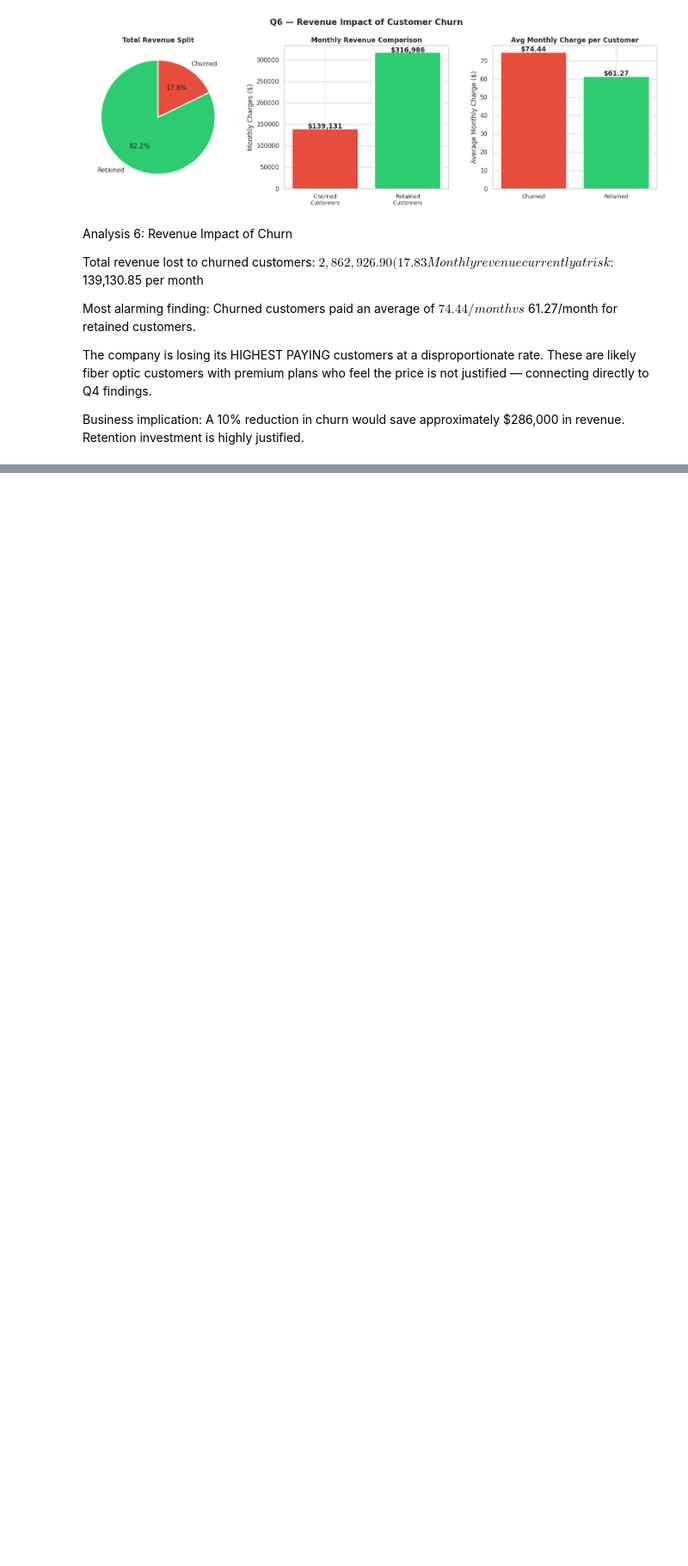
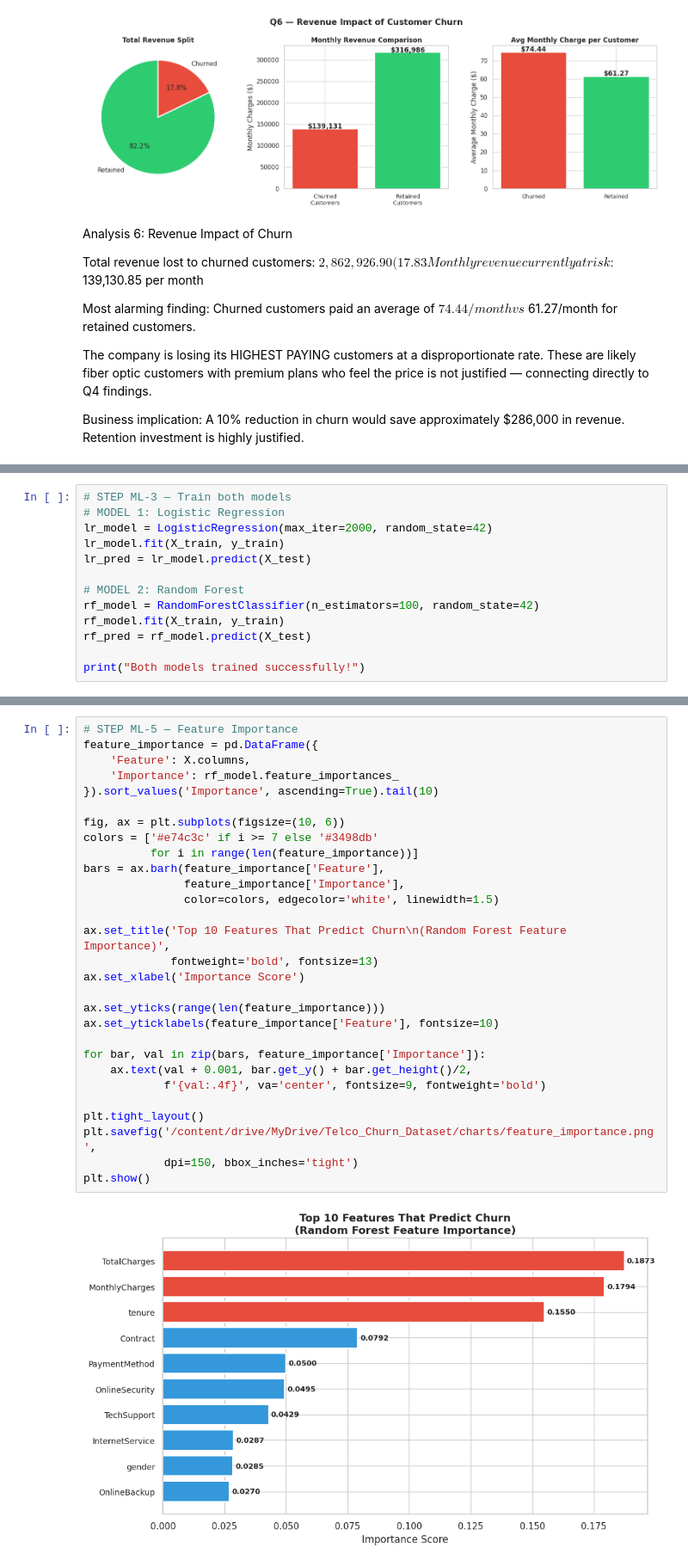
Before and after one commit to Shivani5656/Customer-Churn-Analysis, a Jupyter notebook: Telco_Churn_Analysis.ipynb, the cells around one changed output, grey strips where cells are left out. Shown at 86% size. Cells and saved outputs as stored; diff of their text form; blank space fills up the shorter version.

```diff
--- a/Telco_Churn_Analysis.ipynb
+++ b/Telco_Churn_Analysis.ipynb
@@ -604,0 +679,13 @@ $286,000 in revenue. Retention investment is highly justified.
+# %%
+# STEP ML-3 — Train both models
+# MODEL 1: Logistic Regression
+lr_model = LogisticRegression(max_iter=2000, random_state=42)
+lr_model.fit(X_train, y_train)
+lr_pred = lr_model.predict(X_test)
+
+# MODEL 2: Random Forest
+rf_model = RandomForestClassifier(n_estimators=100, random_state=42)
+rf_model.fit(X_train, y_train)
+rf_pred = rf_model.predict(X_test)
+
+print("Both models trained successfully!")
@@ -604,0 +748,31 @@ $286,000 in revenue. Retention investment is highly justified.
+# %%
+# STEP ML-5 — Feature Importance
+feature_importance = pd.DataFrame({
+    'Feature': X.columns,
+    'Importance': rf_model.feature_importances_
+}).sort_values('Importance', ascending=True).tail(10)
+
+fig, ax = plt.subplots(figsize=(10, 6))
+colors = ['#e74c3c' if i >= 7 else '#3498db'
+          for i in range(len(feature_importance))]
+bars = ax.barh(feature_importance['Feature'],
+               feature_importance['Importance'],
+               color=colors, edgecolor='white', linewidth=1.5)
+
+ax.set_title('Top 10 Features That Predict Churn\n(Random Forest Feature Importance)',
+             fontweight='bold', fontsize=13)
+ax.set_xlabel('Importance Score')
+
+ax.set_yticks(range(len(feature_importance)))
+ax.set_yticklabels(feature_importance['Feature'], fontsize=10)
+
+for bar, val in zip(bars, feature_importance['Importance']):
+    ax.text(val + 0.001, bar.get_y() + bar.get_height()/2,
+            f'{val:.4f}', va='center', fontsize=9, fontweight='bold')
+
+plt.tight_layout()
+plt.savefig('/content/drive/MyDrive/Telco_Churn_Dataset/charts/feature_importance.png',
+            dpi=150, bbox_inches='tight')
+plt.show()
+# %% [output]
+[figure, added]
```
Also changed, not shown: parts of 12 cells of this notebook.
